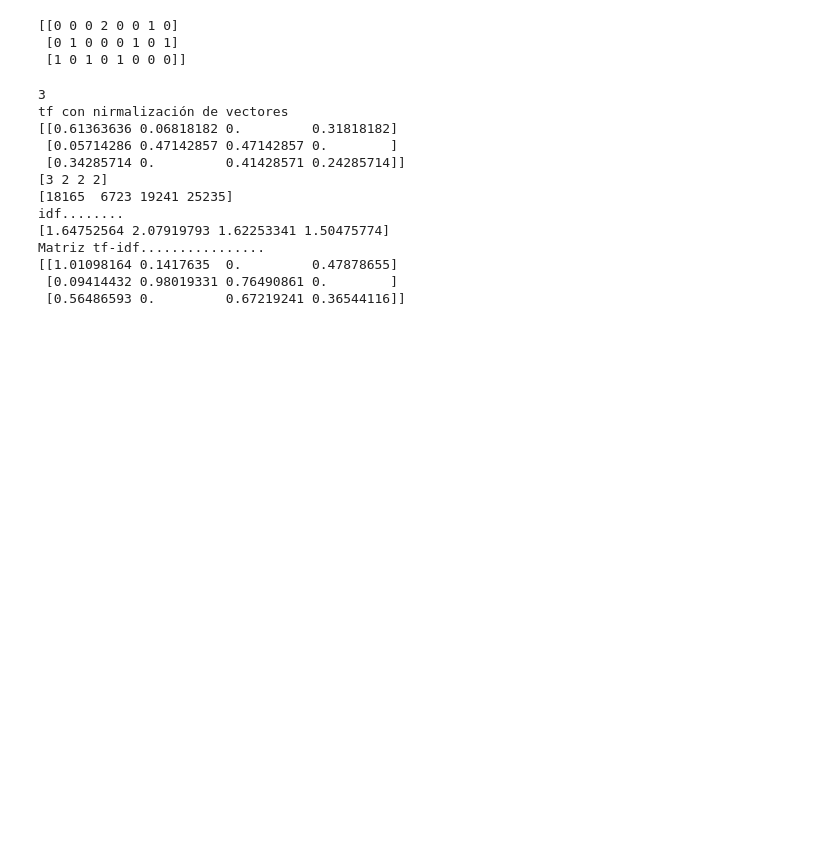
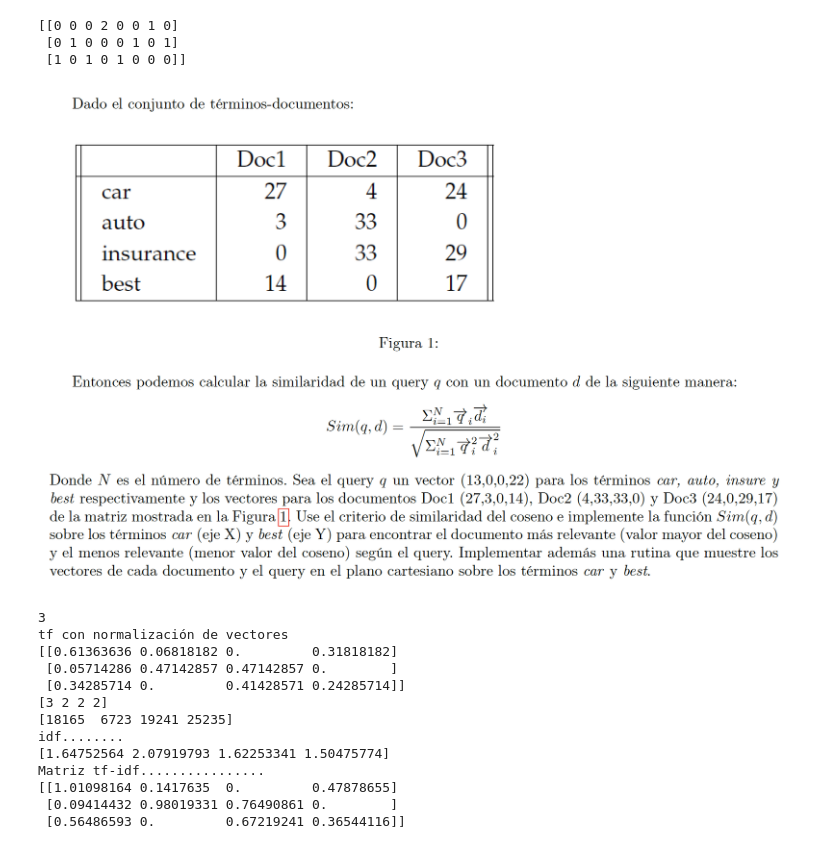
Before and after one commit to raulgdp/Tf-idf, a Jupyter notebook: td-idf de la Clase .ipynb, the cells around one changed output. Saved outputs shown, nothing was run; the diff lists cells and outputs as text; code cells hidden in the pictures; blank space fills up the shorter version.

```diff
--- a/td-idf de la Clase .ipynb
+++ b/td-idf de la Clase .ipynb
@@ -44,6 +46,11 @@ print(wcX)
 [[0 0 0 2 0 0 1 0]
  [0 1 0 0 0 1 0 1]
  [1 0 1 0 1 0 0 0]]
+# %%
+from IPython.display import Image
+Image(filename='tf1.png')
+# %% [output]
+[figure, added]
 # %%
 import numpy as np
 # term frequency
@@ -54,7 +61,7 @@ N = w.shape[0]
 print(N)
 tf = np.array([w[i, :] / np.sum(w, axis=1)[i] for i in range(N)])
 #tf = pd.DataFrame(tf, columns=w.get_feature_names())
-print('tf con nirmalización de vectores')
+print('tf con normalización de vectores')
 print(tf)
 # inverse documents frequency
 df = np.count_nonzero(w, axis=0)
@@ -75,7 +82,7 @@ print('Matriz tf-idf................')
 print(tfidf1)
 # %% [output]
 3
-tf con nirmalización de vectores
+tf con normalización de vectores
 [[0.61363636 0.06818182 0.         0.31818182]
  [0.05714286 0.47142857 0.47142857 0.        ]
  [0.34285714 0.         0.41428571 0.24285714]]
```
Also changed, not shown: parts of 1 cell of this notebook.
